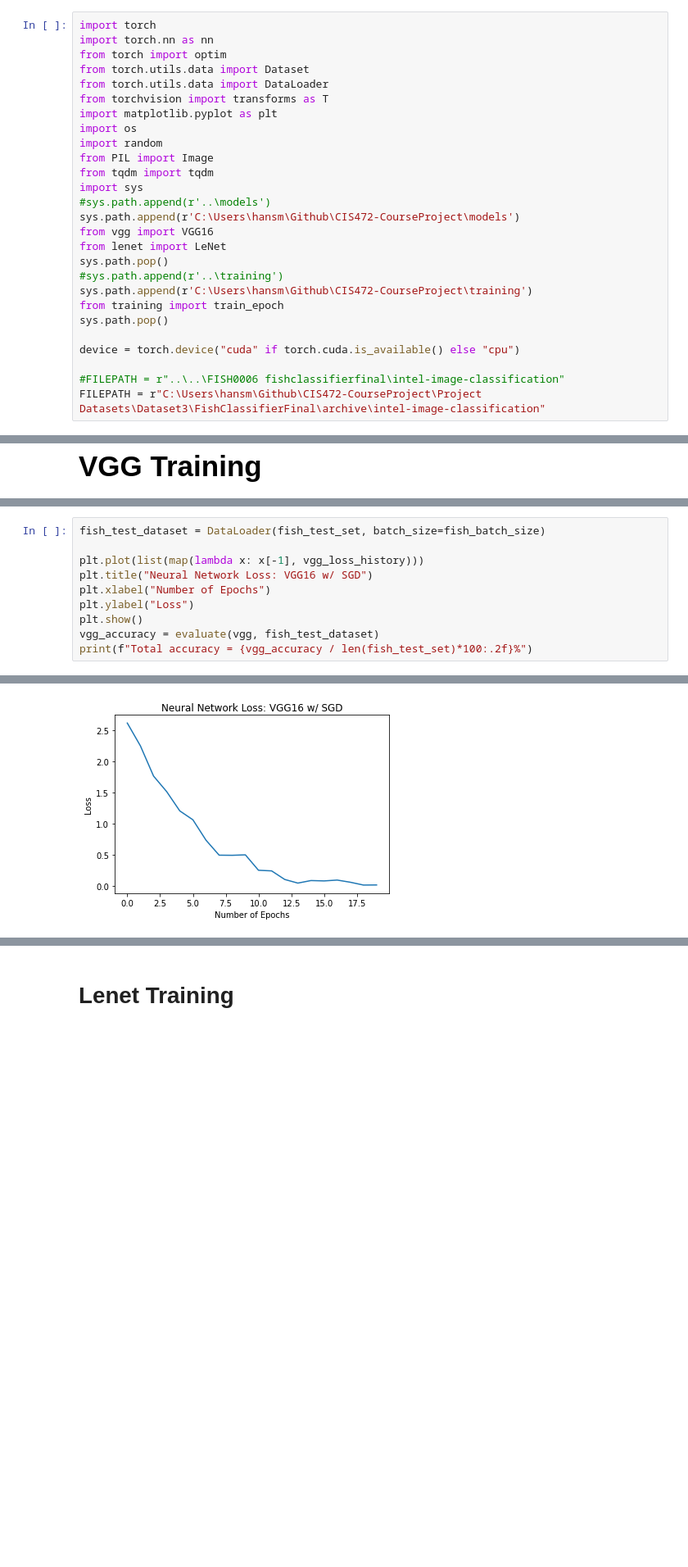
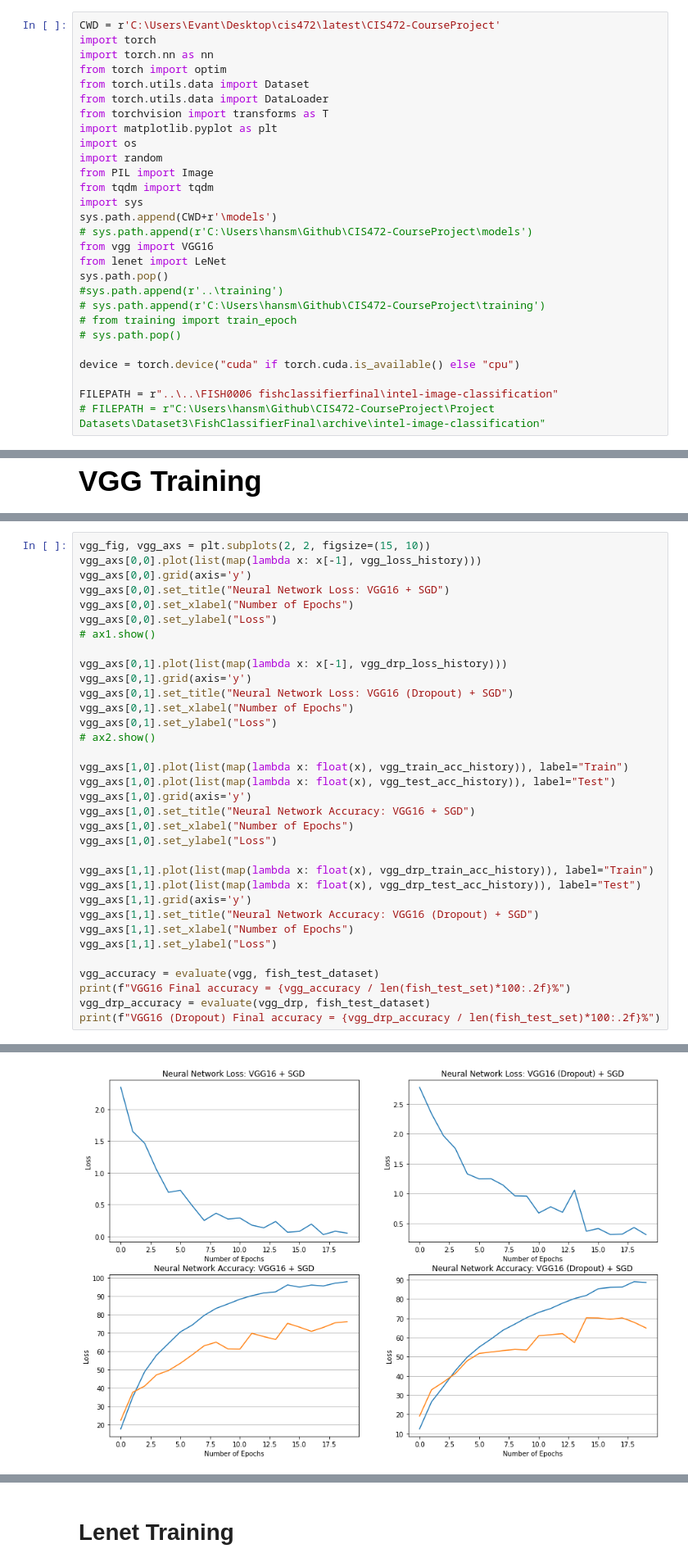
Before and after one commit to HansMPrieto/CIS472-CourseProject, a Jupyter notebook: ibrahim_dataset.ipynb, the cells around one changed output, grey strips where cells are left out. Shown: that part at 82% size. Drawn from its saved outputs; the diff is of its cells as text; blank space fills up the shorter version.

```diff
--- a/ibrahim_dataset.ipynb
+++ b/ibrahim_dataset.ipynb
@@ -3,4 +3,5 @@
 # %%
+CWD = r'C:\Users\Evant\Desktop\cis472\latest\CIS472-CourseProject'
 import torch
 import torch.nn as nn
 from torch import optim
@@ -13,20 +14,20 @@ import random
 from PIL import Image
 from tqdm import tqdm
 import sys
-#sys.path.append(r'..\models')
-sys.path.append(r'C:\Users\hansm\Github\CIS472-CourseProject\models')
+sys.path.append(CWD+r'\models')
+# sys.path.append(r'C:\Users\hansm\Github\CIS472-CourseProject\models')
 from vgg import VGG16
 from lenet import LeNet
 sys.path.pop()
 #sys.path.append(r'..\training')
-sys.path.append(r'C:\Users\hansm\Github\CIS472-CourseProject\training')
-from training import train_epoch
-sys.path.pop()
+# sys.path.append(r'C:\Users\hansm\Github\CIS472-CourseProject\training')
+# from training import train_epoch
+# sys.path.pop()
 
 device = torch.device("cuda" if torch.cuda.is_available() else "cpu")
 
-#FILEPATH = r"..\..\FISH0006 fishclassifierfinal\intel-image-classification"
-FILEPATH = r"C:\Users\hansm\Github\CIS472-CourseProject\Project Datasets\Dataset3\FishClassifierFinal\archive\intel-image-classification"
+FILEPATH = r"..\..\FISH0006 fishclassifierfinal\intel-image-classification"
+# FILEPATH = r"C:\Users\hansm\Github\CIS472-CourseProject\Project Datasets\Dataset3\FishClassifierFinal\archive\intel-image-classification"
 # %%
 def evaluate(model, test_data):
     model.eval()
@@ -187,11 +318,35 @@ Epoch 11: loss: 0.24170561134815216
 # %%
-fish_test_dataset = DataLoader(fish_test_set, batch_size=fish_batch_size)
+vgg_fig, vgg_axs = plt.subplots(2, 2, figsize=(15, 10))
+vgg_axs[0,0].plot(list(map(lambda x: x[-1], vgg_loss_history)))
+vgg_axs[0,0].grid(axis='y')
+vgg_axs[0,0].set_title("Neural Network Loss: VGG16 + SGD")
+vgg_axs[0,0].set_xlabel("Number of Epochs")
+vgg_axs[0,0].set_ylabel("Loss")
+# ax1.show()
 
-plt.plot(list(map(lambda x: x[-1], vgg_loss_history)))
-plt.title("Neural Network Loss: VGG16 w/ SGD")
-plt.xlabel("Number of Epochs")
-plt.ylabel("Loss")
-plt.show()
+vgg_axs[0,1].plot(list(map(lambda x: x[-1], vgg_drp_loss_history)))
+vgg_axs[0,1].grid(axis='y')
+vgg_axs[0,1].set_title("Neural Network Loss: VGG16 (Dropout) + SGD")
+vgg_axs[0,1].set_xlabel("Number of Epochs")
+vgg_axs[0,1].set_ylabel("Loss")
+# ax2.show()
+
+vgg_axs[1,0].plot(list(map(lambda x: float(x), vgg_train_acc_history)), label="Train")
+vgg_axs[1,0].plot(list(map(lambda x: float(x), vgg_test_acc_history)), label="Test")
+vgg_axs[1,0].grid(axis='y')
+vgg_axs[1,0].set_title("Neural Network Accuracy: VGG16 + SGD")
+vgg_axs[1,0].set_xlabel("Number of Epochs")
+vgg_axs[1,0].set_ylabel("Loss")
+
+vgg_axs[1,1].plot(list(map(lambda x: float(x), vgg_drp_train_acc_history)), label="Train")
+vgg_axs[1,1].plot(list(map(lambda x: float(x), vgg_drp_test_acc_history)), label="Test")
+vgg_axs[1,1].grid(axis='y')
+vgg_axs[1,1].set_title("Neural Network Accuracy: VGG16 (Dropout) + SGD")
+vgg_axs[1,1].set_xlabel("Number of Epochs")
+vgg_axs[1,1].set_ylabel("Loss")
+
 vgg_accuracy = evaluate(vgg, fish_test_dataset)
-print(f"Total accuracy = {vgg_accuracy / len(fish_test_set)*100:.2f}%")
+print(f"VGG16 Final accuracy = {vgg_accuracy / len(fish_test_set)*100:.2f}%")
+vgg_drp_accuracy = evaluate(vgg_drp, fish_test_dataset)
+print(f"VGG16 (Dropout) Final accuracy = {vgg_drp_accuracy / len(fish_test_set)*100:.2f}%")
 # %% [output]
@@ -198 +355 @@ print(f"Total accuracy = {vgg_accuracy / len(fish_test_set)*100:.2f}%")
-[figure, old version]
+[figure, new version]
```
Also changed, not shown: parts of 11 cells of this notebook, 1 other file.
